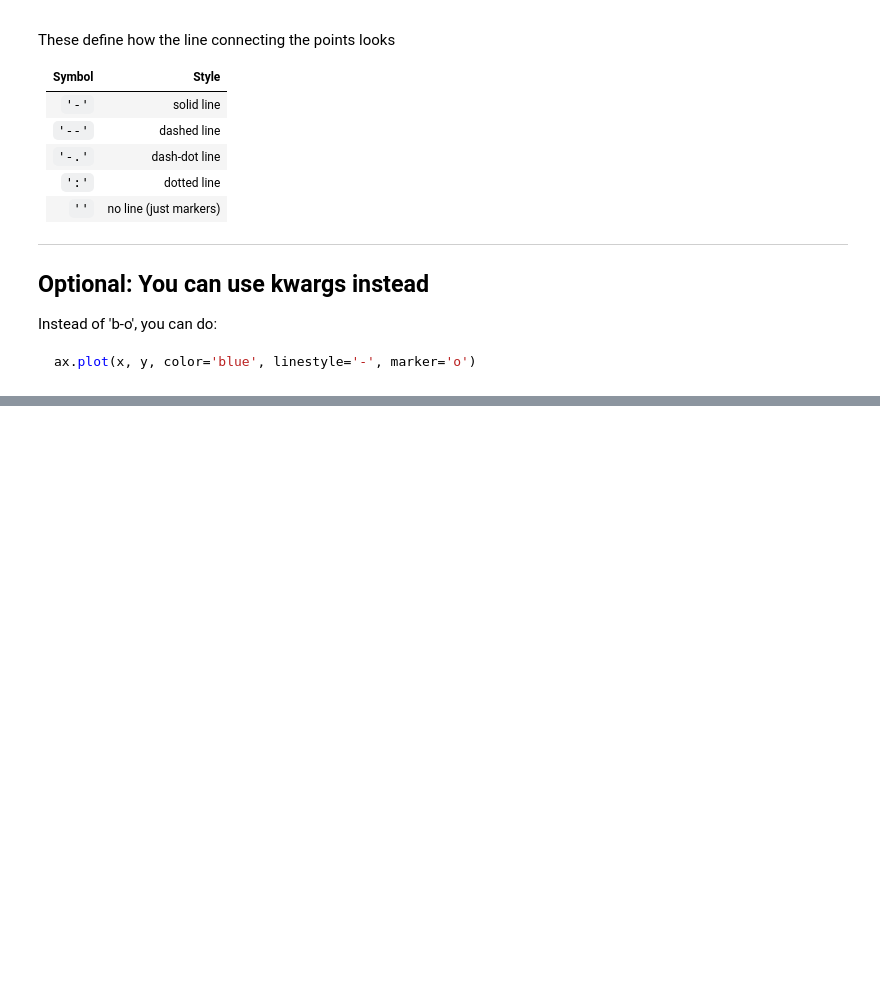
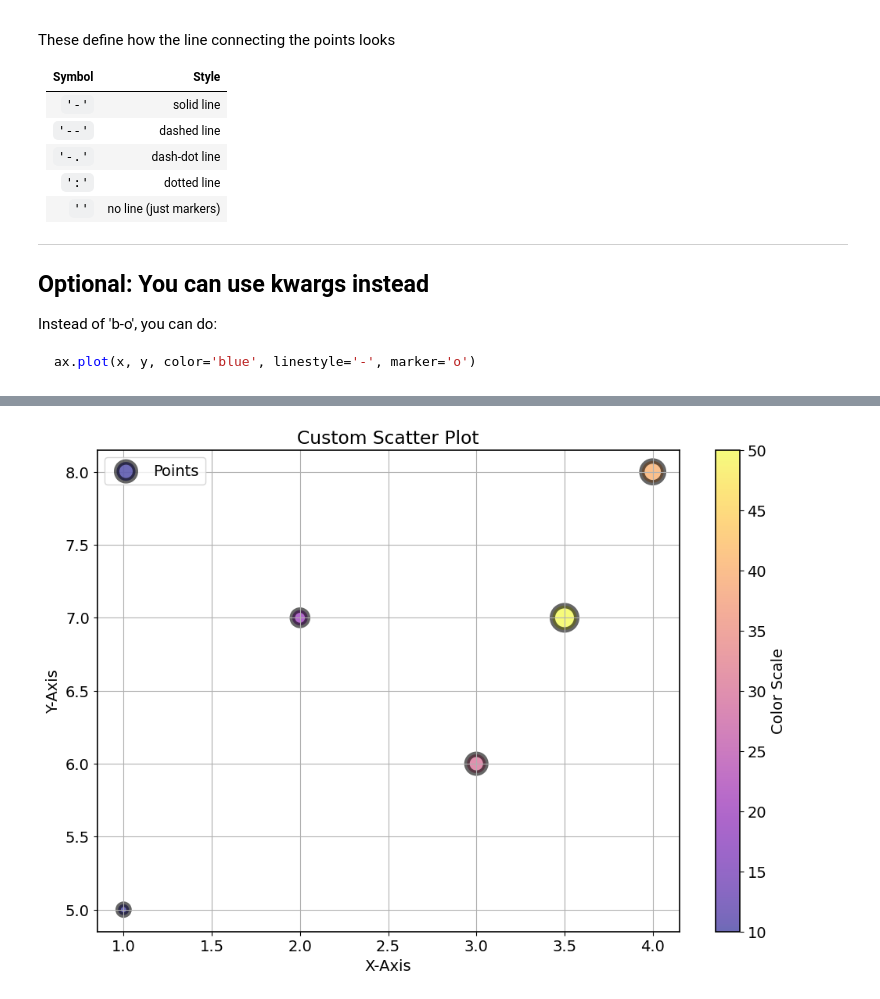
Before and after one commit to himanshusingh0905/ML-Notes, a Jupyter notebook: matplotlib.ipynb, the cells around one changed output, grey strips where cells are left out. Cells and saved outputs as stored; diff of their text form; code cells hidden in the pictures; blank space fills up the shorter version.

```diff
--- a/matplotlib.ipynb
+++ b/matplotlib.ipynb
@@ -169,0 +229,27 @@ ax.set_in_layout(True)
+# %%
+import matplotlib.pyplot as plt
+
+x = [1, 2, 3, 4, 3.5]
+y = [5, 7, 6, 8, 7]
+sizes = [100, 200, 300, 400, 500]
+colors = [10, 20, 30, 40, 50]
+
+plt.scatter(x, y,
+            c=colors,        # color by value
+            s=sizes,         # size of dots
+            alpha=0.6,       # transparency
+            cmap='plasma',   # color map
+            edgecolors='black',
+            linewidths=5,
+            marker='o',
+            label='Points')
+
+plt.colorbar(label='Color Scale')
+plt.xlabel("X-Axis")
+plt.ylabel("Y-Axis")
+plt.title("Custom Scatter Plot")
+plt.legend()
+plt.grid(True)
+plt.show()
+# %% [output]
+[figure, added]
```
Also changed, not shown: parts of 26 cells of this notebook, 5 other files.
